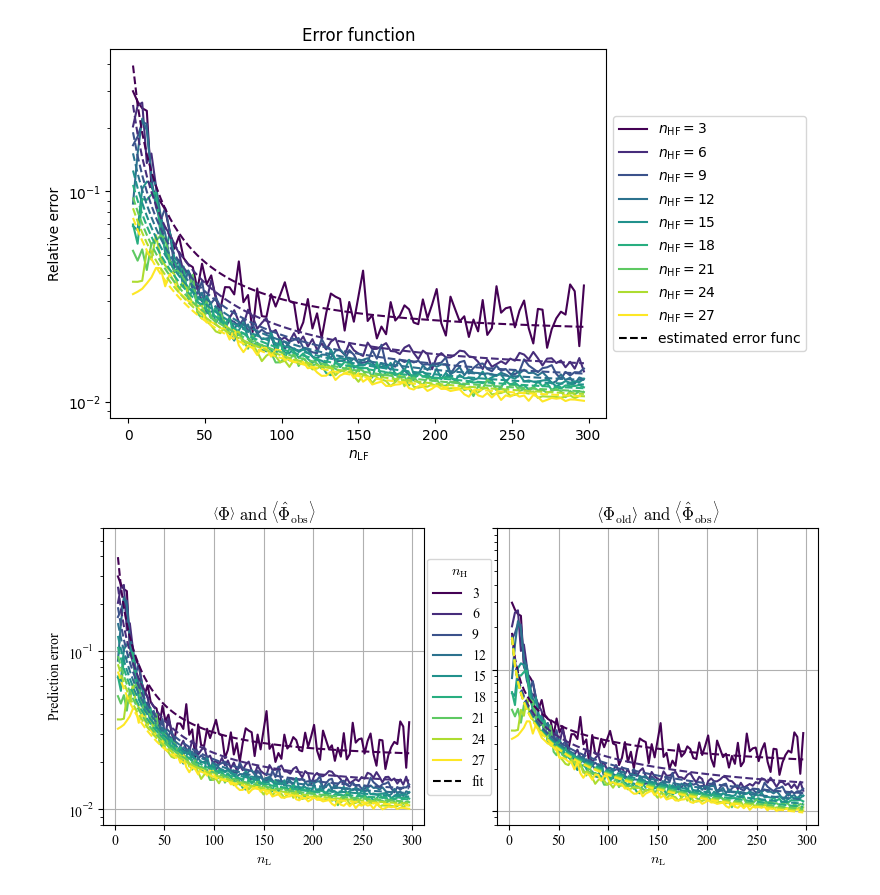
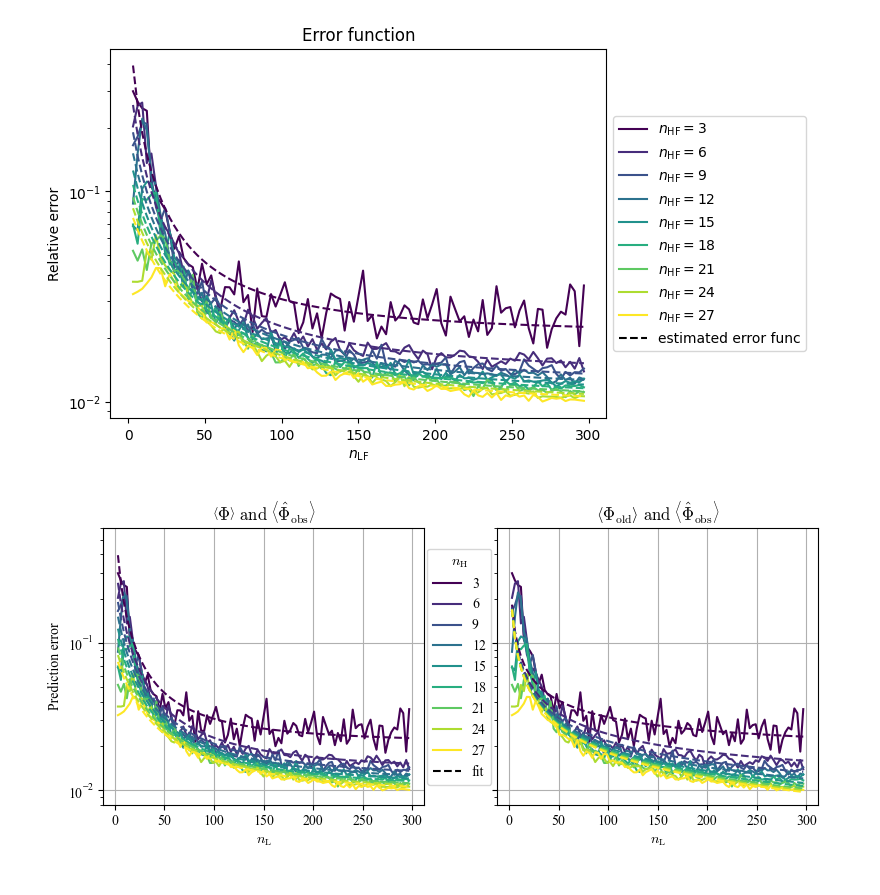
Before and after one commit to astro-YYH/GokuEmu, a Jupyter notebook: error_function/plot_error_func_compare.ipynb, the cells around one changed output. Drawn from its saved outputs; the diff is of its cells as text; code cells hidden in the pictures.

Commit message:
error func minor plot

```diff
--- a/error_function/plot_error_func_compare.ipynb
+++ b/error_function/plot_error_func_compare.ipynb
@@ -229,7 +229,7 @@ plt.rcParams['font.family'] = 'Times New Roman'
 # Set math font style
 plt.rcParams['mathtext.fontset'] = 'cm'
 
-fig, axes = plt.subplots(1, 2, figsize=(8, 4.), sharex=True)
+fig, axes = plt.subplots(1, 2, figsize=(8, 3.8), sharex=True, sharey=True)
 
 # Plot in the first panel
 for i in range(len(X[0])):
@@ -244,33 +244,33 @@ axes[0].set_title(r'$\left< \Phi\right>\ \mathrm{and}\ \left< \hat\Phi_\mathrm{o
 axes[0].plot([],[], 'k--', label='fit')
 
 y_lower = 2.5e-3
-y_upper = 4.5
+y_upper = 4.3
 axes[0].set_ylim(8e-3, .6)
 axes[1].set_ylim(8e-3, .6)
 
 # Plot in the second panel
 # plot the error function as curves
 for i in range(len(X[0])):
     axes[1].plot(Y[:,0], Z[:, i], color=colors[i],label=str(int(X[0, i])))
 # plot the error function as curves for different n_HF
 for i in range(len(X[0])):
     axes[1].plot(Y[:,0], error_function_old(Y[:,0], X[0,i]), '--', color=colors[i])
 axes[1].set_yscale('log')
 axes[1].set_xlabel(r'$n_\mathrm{L}$')
 # axes[1].set_ylabel('Relative error')
 axes[1].set_title(r'$\left< \Phi_\mathrm{old}\right>\ \mathrm{and}\ \left< \hat\Phi_\mathrm{obs}\right>$')
 axes[0].legend(loc='center left', bbox_to_anchor=(.99, 0.5), title=r'$n_\mathrm{H}$')
 # Add gridlines to the plot
 axes[0].grid(True)
 axes[1].grid(True)
-axes[1].set_yticks([.01, .1, 1], [' ', ' ', ' '])
+axes[1].tick_params(labelleft=False)
 # Adjust the spacing between subplots
 plt.tight_layout()
 # Adjust the spacing between subplots
 plt.subplots_adjust(wspace=0.23)
 
 # Show the figure
 # plt.show()
 plt.savefig('error_function.pdf',bbox_inches='tight')
 # %% [output]
-[figure, old version]
+[figure, new version]
```
Also changed, not shown: parts of 1 cell of this notebook, 2 other files.
